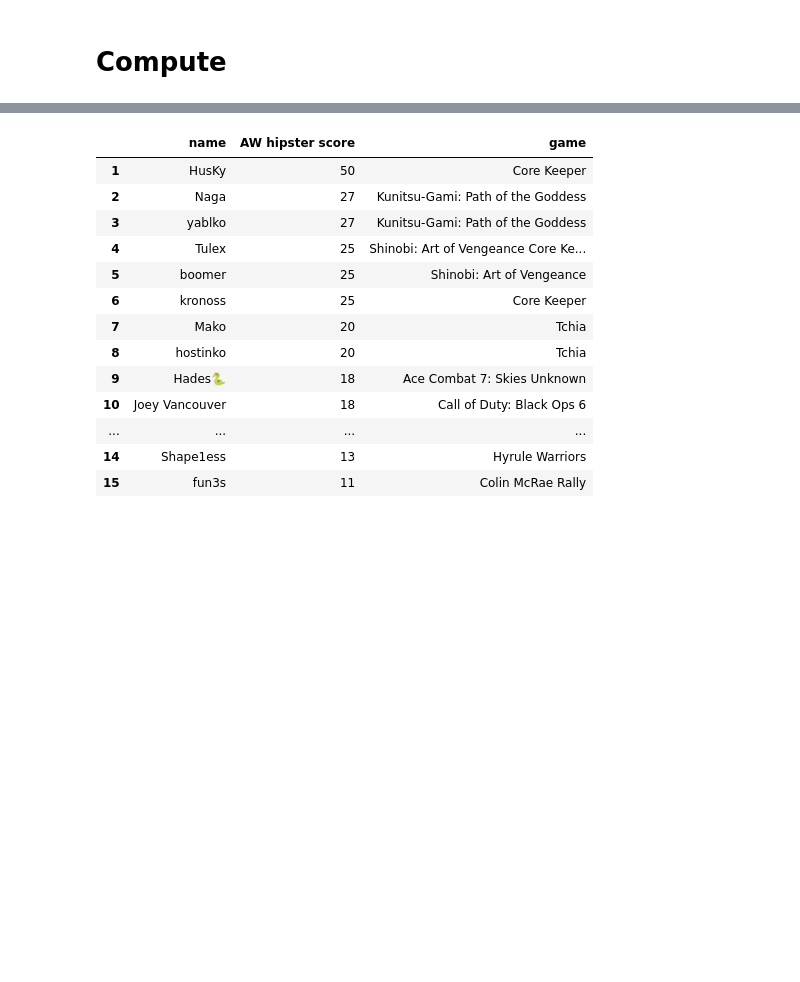
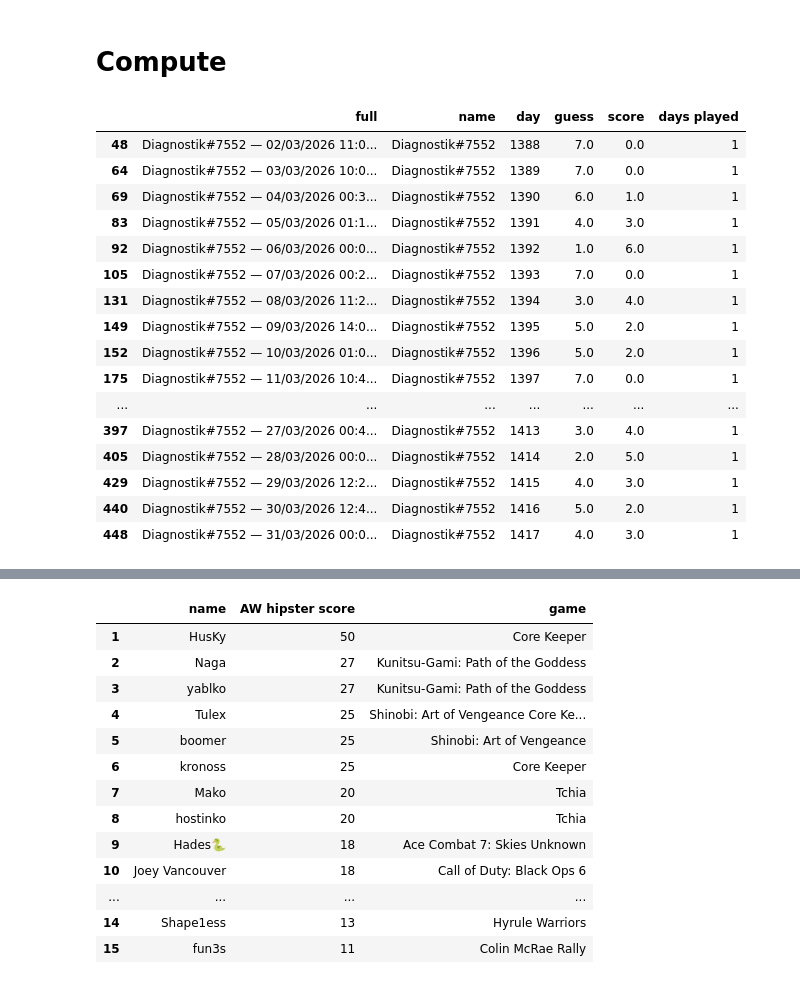
Before and after one commit to pavlikp/Arcade-Watch-Discord-Guess-the-Game-Awards, a Jupyter notebook: QuickGTG.ipynb, the cells around one changed output, grey strips where cells are left out. Saved outputs shown, nothing was run; the diff lists cells and outputs as text; code cells hidden in the pictures; blank space fills up the shorter version.

```diff
--- a/QuickGTG.ipynb
+++ b/QuickGTG.ipynb
@@ -54,5 +54,58 @@ new_games_df["day"] = new_games_df.index.astype(int)
 new_games_df = new_games_df.set_index('day')
 # %% [markdown]
 # Compute
+# %%
+# import results
+f01 = open("gtg-marec26.txt", "r", encoding="utf8").read()
+
+fulltext = '\n'.join([f01])
+
+# specify beggining and end
+from_day = 1387
+to_day = 1417
+
+fulltext = fulltext.replace("\n\n —", " —") # fix for new Discord badges
+
+
+pasted = re.findall(r".* — [^#—]+#GuessTheGame #[0-9]*\n\n🎮(?:\s*[🟥🟨🟩⬜]){6}|#GuessTheGame #[0-9]*\n\n🎮(?:\s*[🟥🟨🟩⬜]){6}", fulltext)
+pasted_all = re.findall(r"#GuessTheGame #[0-9]*\n\n🎮(?:\s*[🟥🟨🟩⬜]){6}", fulltext)
+
+df = pd.DataFrame(pasted, columns=['full'])
+df['name'] = df['full'].apply(lambda x: x.split(" — ")[0].strip() if "—" in x else None)
+
+df['day'] = df['full'].apply(lambda x: re.findall(r"#[0-9]+", x.split(" — ")[1].strip() if "—" in x else x)[0][1:])
+df['day'] = df['day'].astype(int)
+
+#df['guess'] = df['full'].apply(lambda x: re.findall("[🟥🟨🟩⬜]", x).index("🟩") if "🟩" in re.findall("[🟥🟨🟩⬜]", x) else np.nan)
+df['guess'] = df['full'].apply(lambda x: re.findall(r"[🟥🟨🟩⬜]", x).index("🟩") if "🟩" in re.findall(r"[🟥🟨🟩⬜]", x) else 5.5 if "🟨" in re.findall(r"[🟥🟨🟩⬜]", x) else np.nan)
+
+df['score'] = ((df['guess']) * -1) + 6
+df.loc[np.isnan(df['score']), 'score'] = 0
+
+df['days played'] = 1
+
+df['guess'] = df['guess'] + 1
+
+df.loc[np.isnan(df['guess']), 'guess'] = 7
+
+df = df.ffill()
+# %% [output]
+|  | full | name | day | guess | score | days played |
+| 48 | Diagnostik#7552 — 02/03/2026 11:0... | Diagnostik#7552 | 1388 | 7.0 | 0.0 | 1 |
+| 64 | Diagnostik#7552 — 03/03/2026 10:0... | Diagnostik#7552 | 1389 | 7.0 | 0.0 | 1 |
+| 69 | Diagnostik#7552 — 04/03/2026 00:3... | Diagnostik#7552 | 1390 | 6.0 | 1.0 | 1 |
+| 83 | Diagnostik#7552 — 05/03/2026 01:1... | Diagnostik#7552 | 1391 | 4.0 | 3.0 | 1 |
+| 92 | Diagnostik#7552 — 06/03/2026 00:0... | Diagnostik#7552 | 1392 | 1.0 | 6.0 | 1 |
+| 105 | Diagnostik#7552 — 07/03/2026 00:2... | Diagnostik#7552 | 1393 | 7.0 | 0.0 | 1 |
+| 131 | Diagnostik#7552 — 08/03/2026 11:2... | Diagnostik#7552 | 1394 | 3.0 | 4.0 | 1 |
+| 149 | Diagnostik#7552 — 09/03/2026 14:0... | Diagnostik#7552 | 1395 | 5.0 | 2.0 | 1 |
+| 152 | Diagnostik#7552 — 10/03/2026 01:0... | Diagnostik#7552 | 1396 | 5.0 | 2.0 | 1 |
+| 175 | Diagnostik#7552 — 11/03/2026 10:4... | Diagnostik#7552 | 1397 | 7.0 | 0.0 | 1 |
+| ... | ... | ... | ... | ... | ... | ... |
+| 397 | Diagnostik#7552 — 27/03/2026 00:4... | Diagnostik#7552 | 1413 | 3.0 | 4.0 | 1 |
+| 405 | Diagnostik#7552 — 28/03/2026 00:0... | Diagnostik#7552 | 1414 | 2.0 | 5.0 | 1 |
+| 429 | Diagnostik#7552 — 29/03/2026 12:2... | Diagnostik#7552 | 1415 | 4.0 | 3.0 | 1 |
+| 440 | Diagnostik#7552 — 30/03/2026 12:4... | Diagnostik#7552 | 1416 | 5.0 | 2.0 | 1 |
+| 448 | Diagnostik#7552 — 31/03/2026 00:0... | Diagnostik#7552 | 1417 | 4.0 | 3.0 | 1 |
 # %%
 # import results
```
Also changed, not shown: parts of 1 cell of this notebook, 5 other files.
